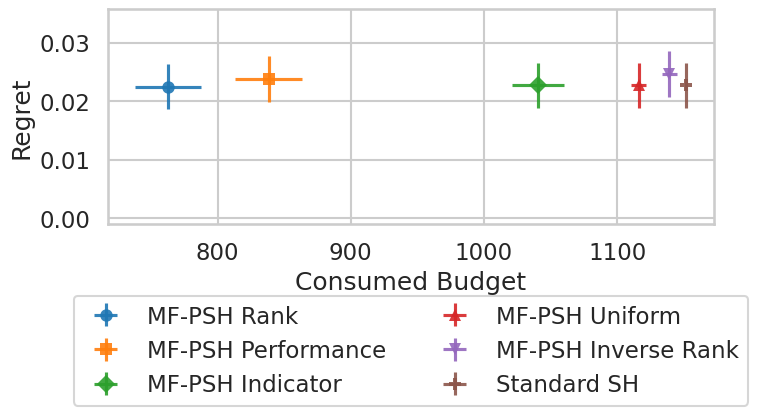
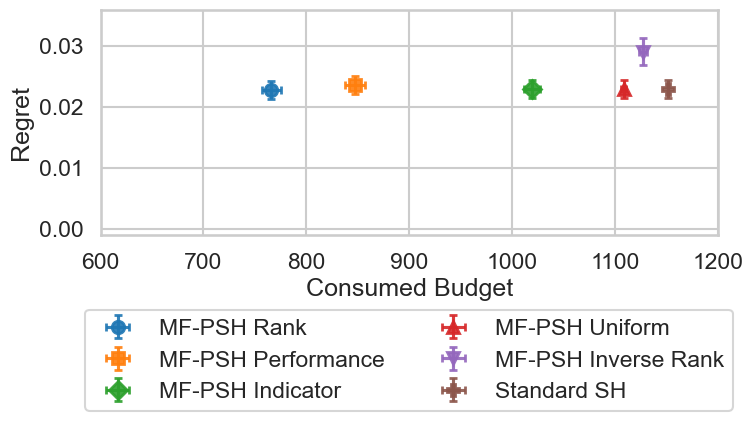
Code edit (unified diff) that turned the first committed figure into the second:
--- before
+++ after
@@ -1,4 +1,4 @@
 # base subset for pareto front idea
 lcbench_date = lcbench_date[(lcbench_date["sigma0"] == 0.0001) | (lcbench_date["prior"] == "Standard SH")]
-pareto_front_idea(lcbench_date, (710, 0.0315)).savefig("plots/pareto_front_idea_lcbench.png", bbox_inches='tight')
-pareto_front_idea(lcbench_date, (710, 0.0315)).savefig("plots/pareto_front_idea_lcbench.pdf", bbox_inches='tight')
+pareto_front_idea(lcbench_date, (600, 1200)).savefig("plots/pareto_front_idea_lcbench.png", bbox_inches='tight')
+pareto_front_idea(lcbench_date, (600, 1200)).savefig("plots/pareto_front_idea_lcbench.pdf", bbox_inches='tight')

Commit: Update plotting scripts